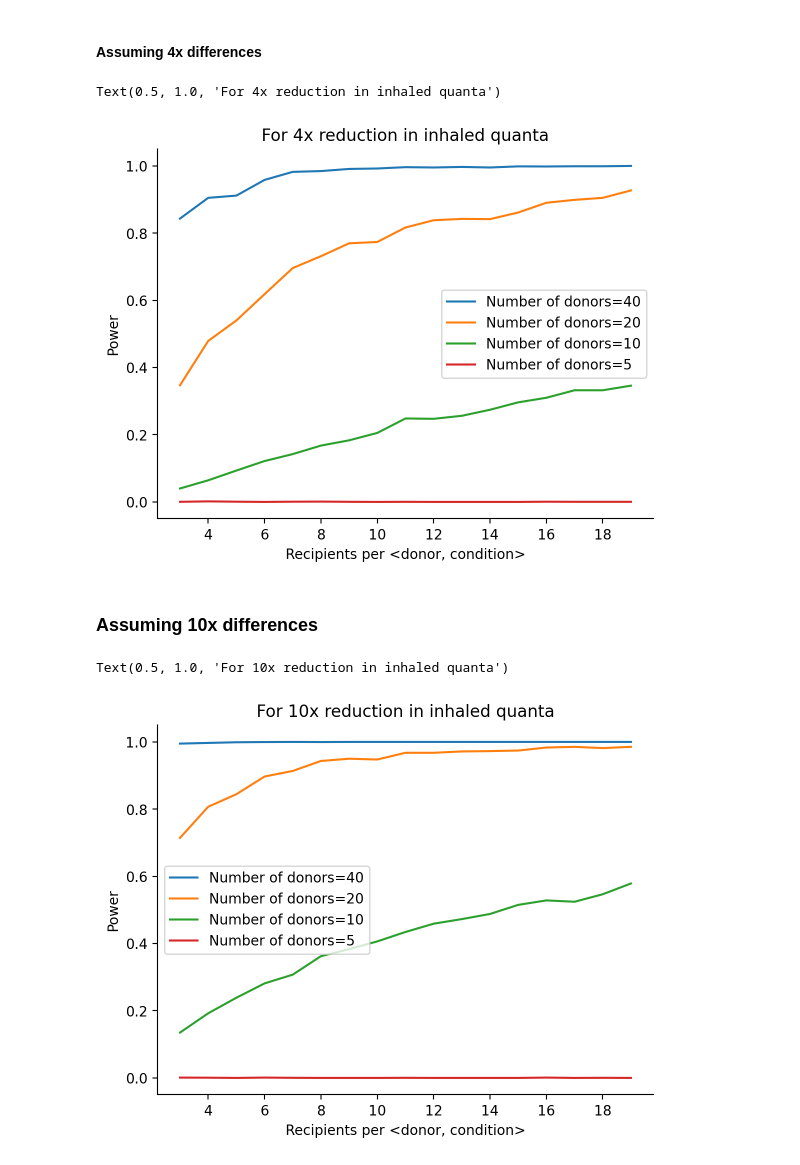
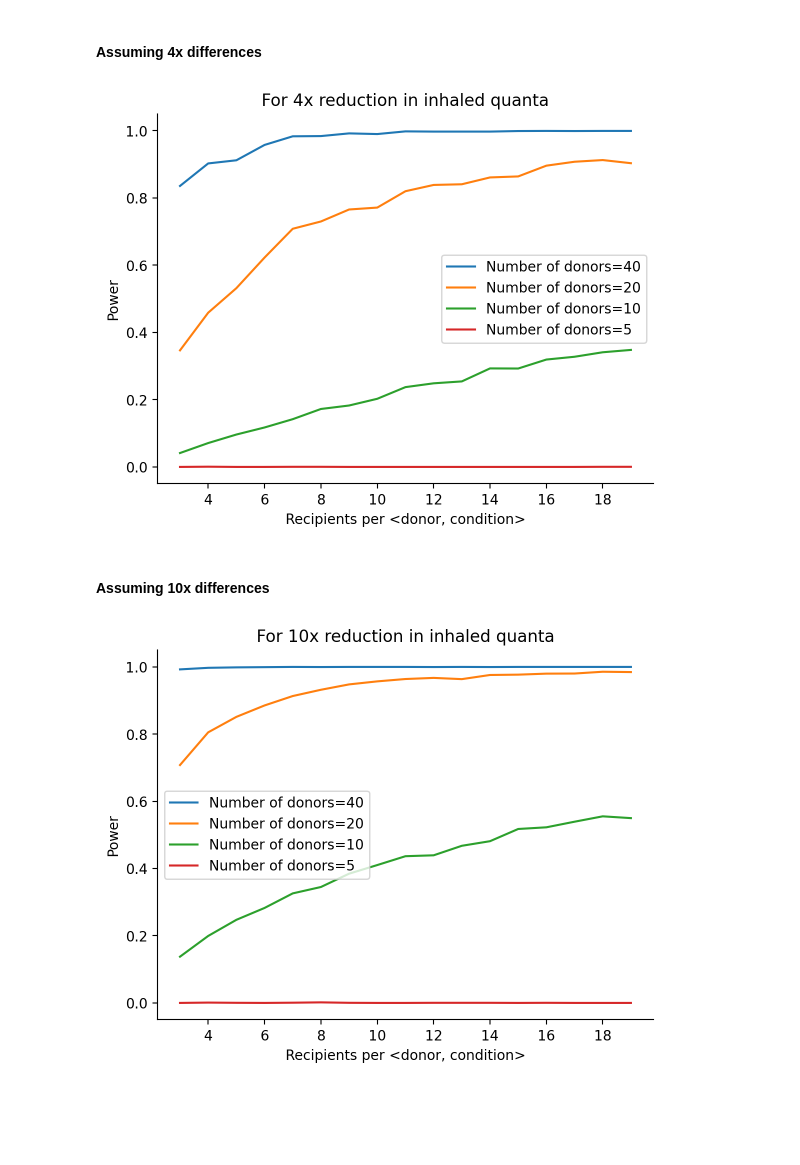
Before and after one commit to csaid/ventilation-experiment, a Jupyter notebook: Ventilation Power Analysis.ipynb, the cells around one changed output. Drawn from its saved outputs; the diff is of its cells as text; code cells hidden in the pictures; blank space fills up the shorter version.

```diff
--- a/Ventilation Power Analysis.ipynb
+++ b/Ventilation Power Analysis.ipynb
@@ -158,5 +190,6 @@ def get_logistic_p_value(actual_diff, log_cpml_lo, log_cpml_hi, infection_rates_
 # %%
-def generate_donor_cpml(num_donors, recipient_counts):
+def generate_donor_cpml(num_donors: int, recipient_counts: List[int]):
+    """Viral counts uniformly distributed in log space"""
     cpml = 11**np.sort(6*np.random.rand(num_donors) + 2.5)
     log_cpml = np.log10(cpml)
     flattened_cpml = get_flattened_cpml(cpml, recipient_counts)
@@ -170,16 +203,16 @@ def run_power_analysis(num_donors=20,
                        niter=30,
                        repeated_measures=True, # Whether to use the same donor in different conditions
                        tests={'joint logistic', 't-test', 'paired t-test', 'wilcoxon'},
-                      ):
+                      ) -> Dict:
 
     if not repeated_measures and ('paired t-test' in tests or 'wilcoxon' in tests):
-        raise ValueError('Paired t-test and wilcoxon test can only be used in repeated measures designs!')
+        raise ValueError('Paired t-test and Wilcoxon test can only be used in repeated measures designs!')
 
     significance_lists = dict()
     for test_name in tests:
         significance_lists[test_name] = []
+
     for iter in range(niter):
-
         recipient_counts = np.array([num_recipients_per_donor] * num_donors)
 
         log_cpml_lo, flattened_cpml_lo = generate_donor_cpml(num_donors, recipient_counts)
@@ -188,9 +221,10 @@ def run_power_analysis(num_donors=20,
         else:
             log_cpml_hi, flattened_cpml_hi = generate_donor_cpml(num_donors, recipient_counts)
 
-
-        infection_counts_lo, infections_lo = simulate_experiment(flattened_cpml_lo, recipient_counts, suscept_sd=suscept_sd, multiplier=multiplier_lo)
-        infection_counts_hi, infections_hi = simulate_experiment(flattened_cpml_hi, recipient_counts, suscept_sd=suscept_sd, multiplier=multiplier_hi)
+        infection_counts_lo, infections_lo = simulate_experiment(flattened_cpml_lo, recipient_counts,
+                                                                 suscept_sd=suscept_sd, multiplier=multiplier_lo)
+        infection_counts_hi, infections_hi = simulate_experiment(flattened_cpml_hi, recipient_counts,
+                                                                 suscept_sd=suscept_sd, multiplier=multiplier_hi)
         infection_rates_lo = infection_counts_lo / recipient_counts
         infection_rates_hi = infection_counts_hi / recipient_counts
 
@@ -347,14 +383,12 @@ for num_donors in num_donors_list:
+# %%
+power_curves = generate_power_curves(num_donors_list,
+                                     num_recipients_per_donor_list,
+                                     multiplier_lo=0.5,
+                                     multiplier_hi=2.0)
 # %%
-for num_donors in num_donors_list:
-    plt.plot(num_recipients_per_donor_list, power_curves[num_donors], label=f'Number of donors={num_donors}')
-plt.legend()
-plt.xlabel('Recipients per <donor, condition>')
-plt.ylabel('Power')
-sns.despine()
-plt.title('For 4x reduction in inhaled quanta')
+plot_power_curves(num_donors_list, num_recipients_per_donor_list, power_curves, quanta_reduction='4x')
 # %% [output]
-Text(0.5, 1.0, 'For 4x reduction in inhaled quanta')
-[figure, old version]
+[figure, new version]
 # %% [markdown]
-### Assuming 10x differences
+#### Assuming 10x differences
 # %%
@@ -376,11 +399,4 @@ for num_donors in num_donors_list:
 # %%
-for num_donors in num_donors_list:
-    plt.plot(num_recipients_per_donor_list, power_curves[num_donors], label=f'Number of donors={num_donors}')
-plt.legend()
-plt.xlabel('Recipients per <donor, condition>')
-plt.ylabel('Power')
-sns.despine()
-plt.title('For 10x reduction in inhaled quanta')
+plot_power_curves(num_donors_list, num_recipients_per_donor_list, power_curves, quanta_reduction='10x')
 # %% [output]
-Text(0.5, 1.0, 'For 10x reduction in inhaled quanta')
-[figure, old version]
+[figure, new version]
```
Also changed, not shown: parts of 14 cells of this notebook.
